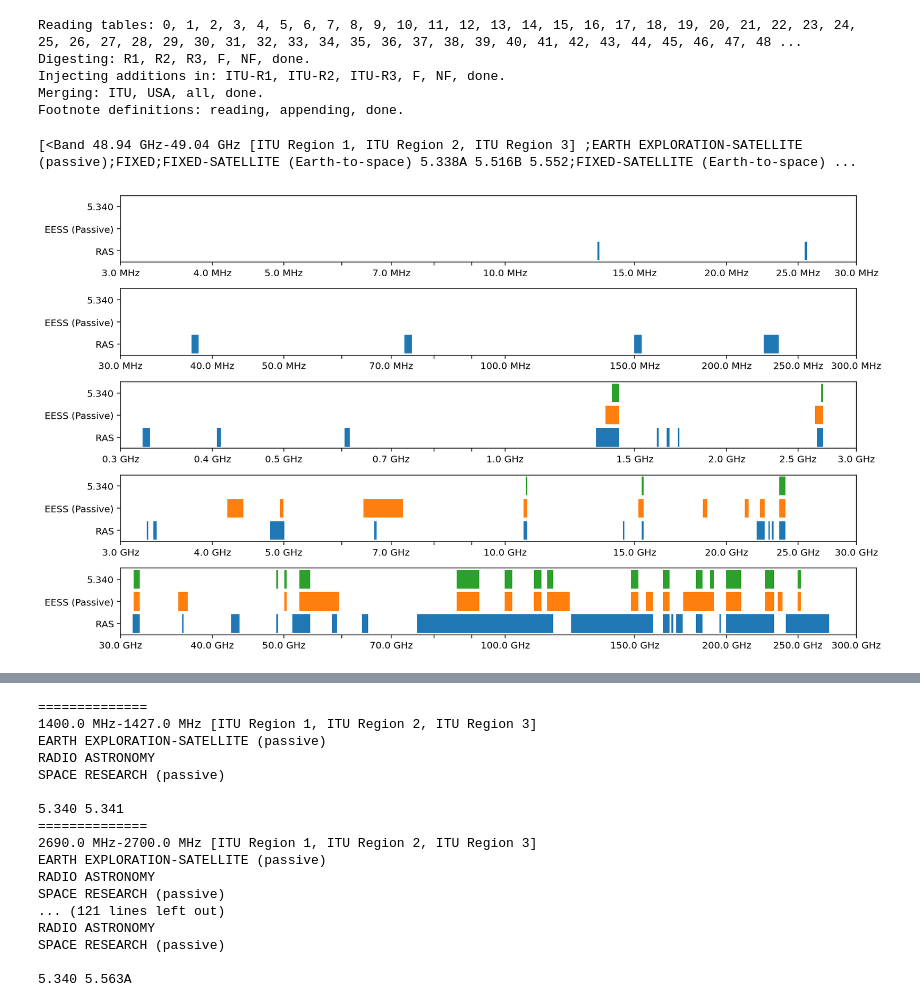
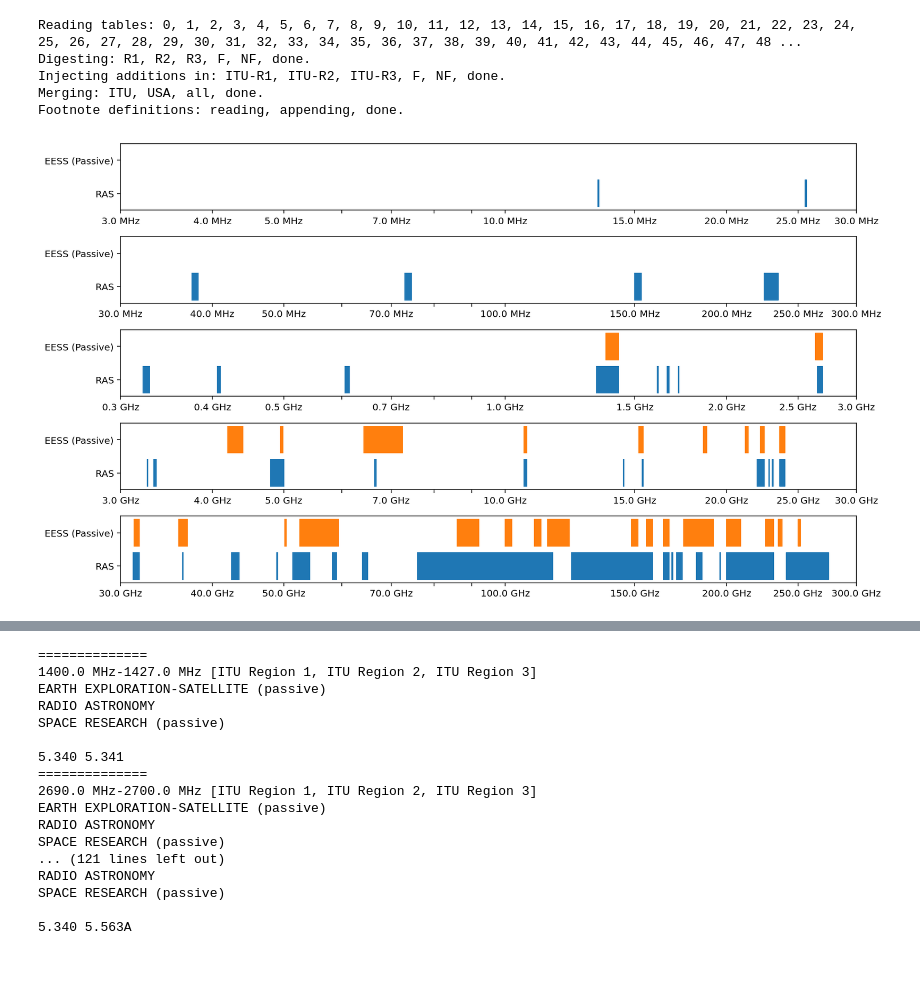
Before and after one commit to njlivesey/pyiturr5etc, a Jupyter notebook: jpl-nsf.ipynb, the cells around one changed output, grey strips where cells are left out. Saved outputs shown, nothing was run; the diff lists cells and outputs as text; code cells hidden in the pictures; blank space fills up the shorter version.

```diff
--- a/jpl-nsf.ipynb
+++ b/jpl-nsf.ipynb
@@ -19,34 +19,15 @@ Injecting additions in: ITU-R1, ITU-R2, ITU-R3, F, NF, done.
 Merging: ITU, USA, all, done.
 Footnote definitions: reading, appending, done.
 # %%
-fixed = tables.itu.stitch(
-    lambda band: band.has_allocation("Fixed*", but_not="Fixed-Satellite*", primary=True))
-fixed.metadata["label"] = "Fixed"
-
 eess = tables.itu.stitch(
     lambda band: band.has_allocation("Earth Exploration-Satellite (Passive)*"))
 eess.metadata["label"] = "EESS (Passive)"
 
 ras = tables.itu.stitch(
     lambda band: band.has_allocation("Radio Astronomy*"))
 ras.metadata["label"] = "RAS"
 
-aep = tables.itu.stitch(
-    lambda band: band.has_footnote("5.340*"))
-aep.metadata["label"] = "5.340"
+pyfcctab.plot_bands(ras, eess, skip_empty=True)
+plt.savefig("jpl-nsf.pdf")
+# %% [output]
+[figure, added]
-# %%
-# Fix the 5.340 at 48.2-50.2
-aep_patched = copy.deepcopy(aep)
-b = aep_patched[48.3*units.GHz][0]
-b.bounds = [ 48.94*units.GHz, 49.04*units.GHz ]
-extra = copy.deepcopy(b)
-extra.bounds = [50.2*units.GHz, 50.4*units.GHz]
-aep_patched.append(extra)
-print (aep_patched[48.3*units.GHz])
-# %% [output]
-[<Band 48.94 GHz-49.04 GHz [ITU Region 1, ITU Region 2, ITU Region 3] ;EARTH EXPLORATION-SATELLITE (passive);FIXED;FIXED-SATELLITE (Earth-to-space) 5.338A 5.516B 5.552;FIXED-SATELLITE (Earth-to-space) ...
-# %%
-pyfcctab.plot_bands(ras, eess, aep_patched, skip_empty=True)
-plt.savefig("ai91c.pdf")
-# %% [output]
-[figure, removed]
```
Also changed, not shown: parts of 1 cell of this notebook, 3 other files.
